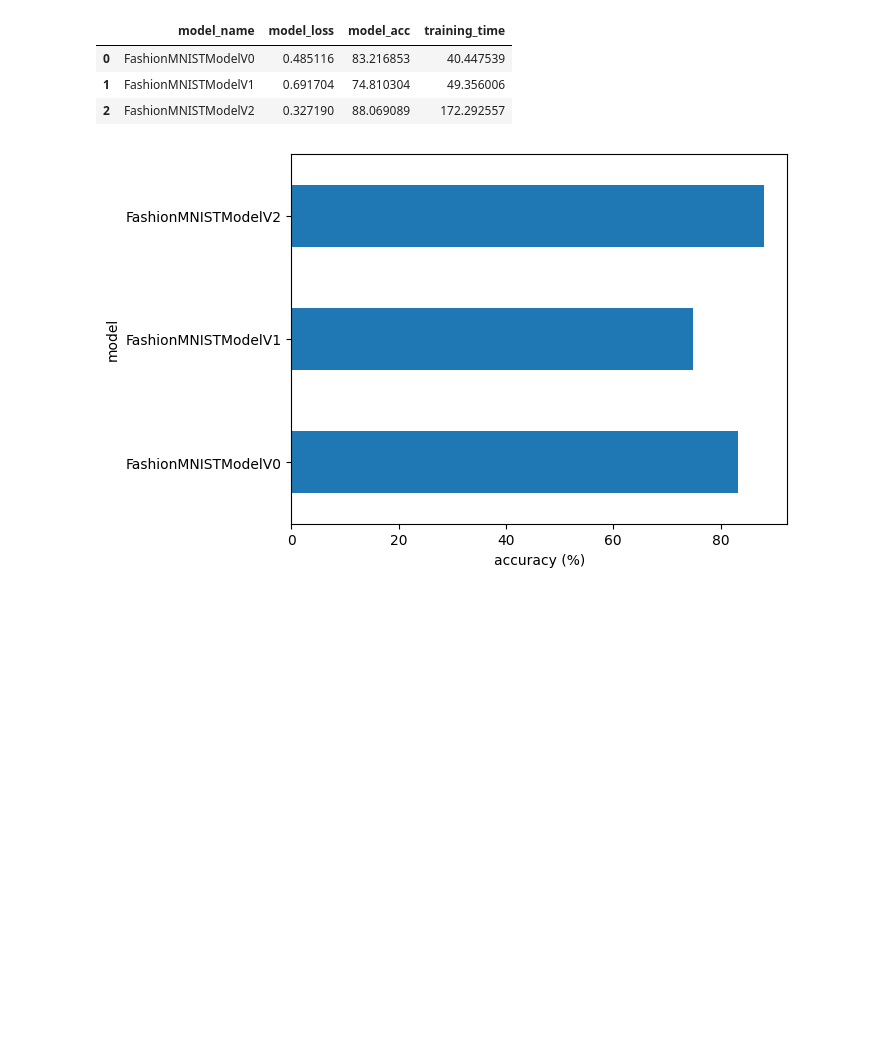
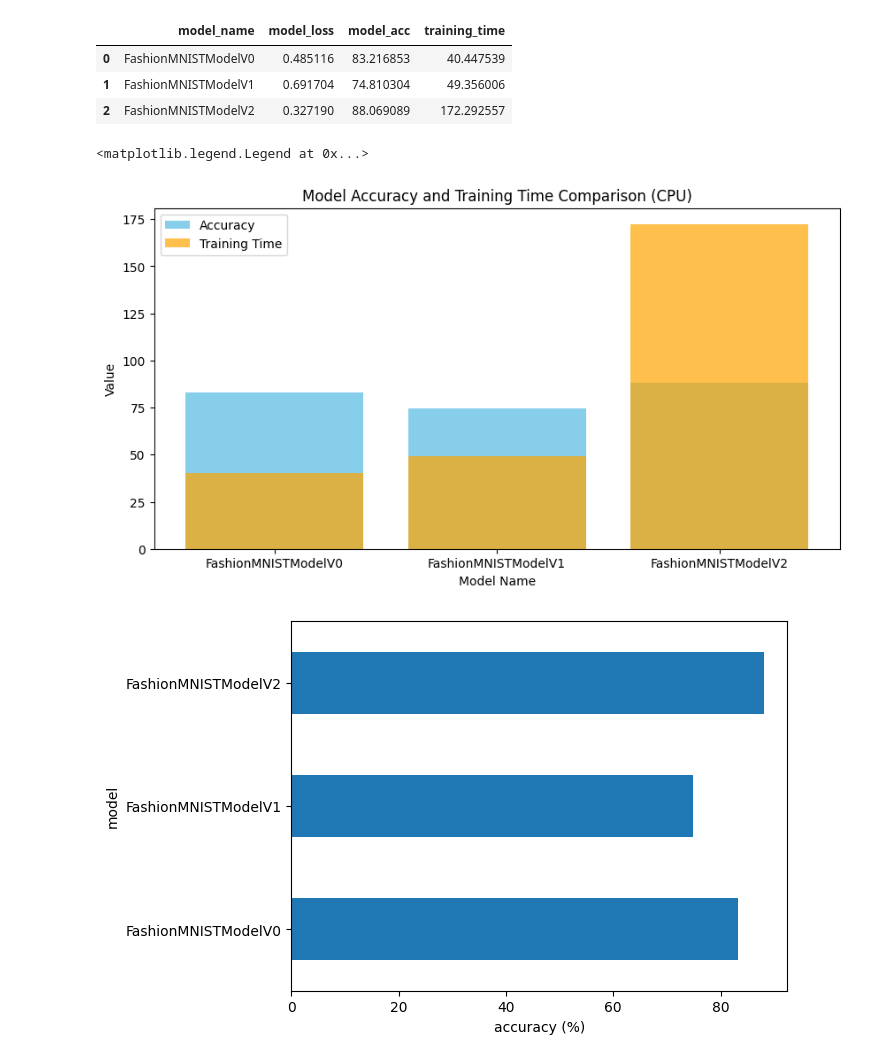
Before and after one commit to Naveensadanandan/Pytorch, a Jupyter notebook: 03_Computervision_PyTorch.ipynb, the cells around one changed output. Cells and saved outputs as stored; diff of their text form; code cells hidden in the pictures; blank space fills up the shorter version.

```diff
--- a/03_Computervision_PyTorch.ipynb
+++ b/03_Computervision_PyTorch.ipynb
@@ -775,6 +767,28 @@ compare_results
 | 0 | FashionMNISTModelV0 | 0.485116 | 83.216853 | 40.447539 |
 | 1 | FashionMNISTModelV1 | 0.691704 | 74.810304 | 49.356006 |
 | 2 | FashionMNISTModelV2 | 0.327190 | 88.069089 | 172.292557 |
+# %%
+# Set the figure size
+
+df = compare_results.copy()
+plt.figure(figsize=(10, 5))
+
+# Plot bar chart for accuracy
+plt.bar(df['model_name'], df['model_acc'], color='skyblue', label='Accuracy')
+
+# Plot bar chart for training time on the same figure
+plt.bar(df['model_name'], df['training_time'], color='orange', alpha=0.7, label='Training Time')
+
+# Adding title and labels
+plt.title('Model Accuracy and Training Time Comparison (CPU)')
+plt.xlabel('Model Name')
+plt.ylabel('Value')
+
+# Add legend
+plt.legend()
+# %% [output]
+<matplotlib.legend.Legend at 0x...>
+[figure, added]
 # %%
 # Visualize our model results
 compare_results.set_index("model_name")["model_acc"].plot(kind="barh")
```
Also changed, not shown: parts of 1 cell of this notebook.
